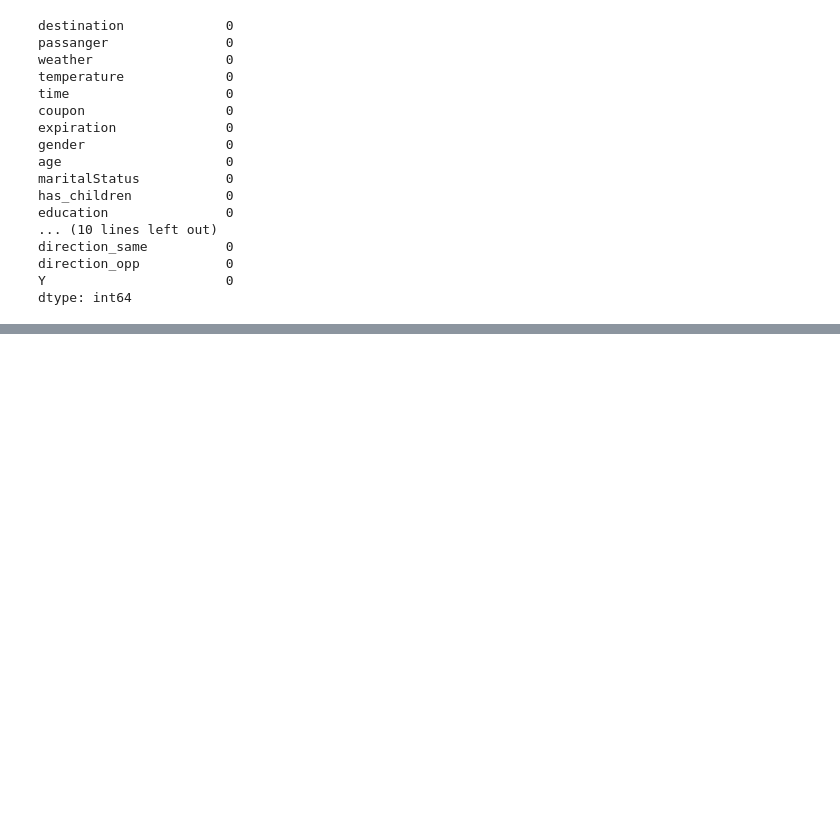
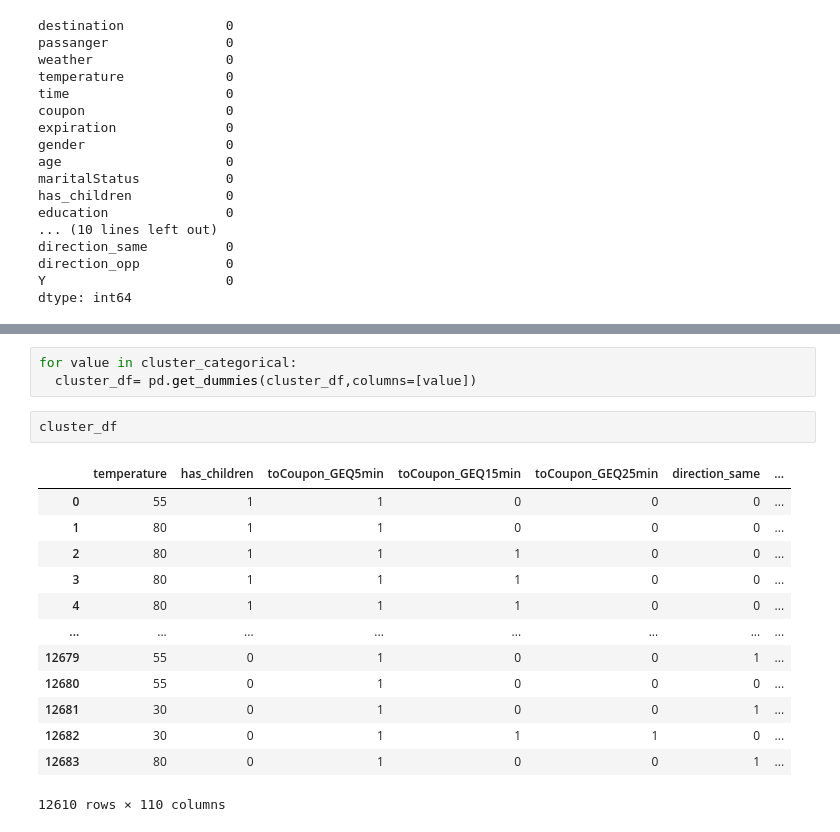
Before and after one commit to Maagnitude/coupon-recommend-models, a Jupyter notebook: coupon_recommend_models.ipynb, the cells around one changed output, grey strips where cells are left out. Cells and saved outputs as stored; diff of their text form; blank space fills up the shorter version.

```diff
--- a/coupon_recommend_models.ipynb
+++ b/coupon_recommend_models.ipynb
@@ -884,0 +958,19 @@ dtype: int64
+# %%
+for value in cluster_categorical:
+  cluster_df= pd.get_dummies(cluster_df,columns=[value])
+# %%
+cluster_df
+# %% [output]
+|  | temperature | has_children | toCoupon_GEQ5min | toCoupon_GEQ15min | toCoupon_GEQ25min | direction_same | ... |
+| 0 | 55 | 1 | 1 | 0 | 0 | 0 | ... |
+| 1 | 80 | 1 | 1 | 0 | 0 | 0 | ... |
+| 2 | 80 | 1 | 1 | 1 | 0 | 0 | ... |
+| 3 | 80 | 1 | 1 | 1 | 0 | 0 | ... |
+| 4 | 80 | 1 | 1 | 1 | 0 | 0 | ... |
+| ... | ... | ... | ... | ... | ... | ... | ... |
+| 12679 | 55 | 0 | 1 | 0 | 0 | 1 | ... |
+| 12680 | 55 | 0 | 1 | 0 | 0 | 0 | ... |
+| 12681 | 30 | 0 | 1 | 0 | 0 | 1 | ... |
+| 12682 | 30 | 0 | 1 | 1 | 1 | 0 | ... |
+| 12683 | 80 | 0 | 1 | 0 | 0 | 1 | ... |
+12610 rows × 110 columns
```
Also changed, not shown: parts of 26 cells of this notebook.
